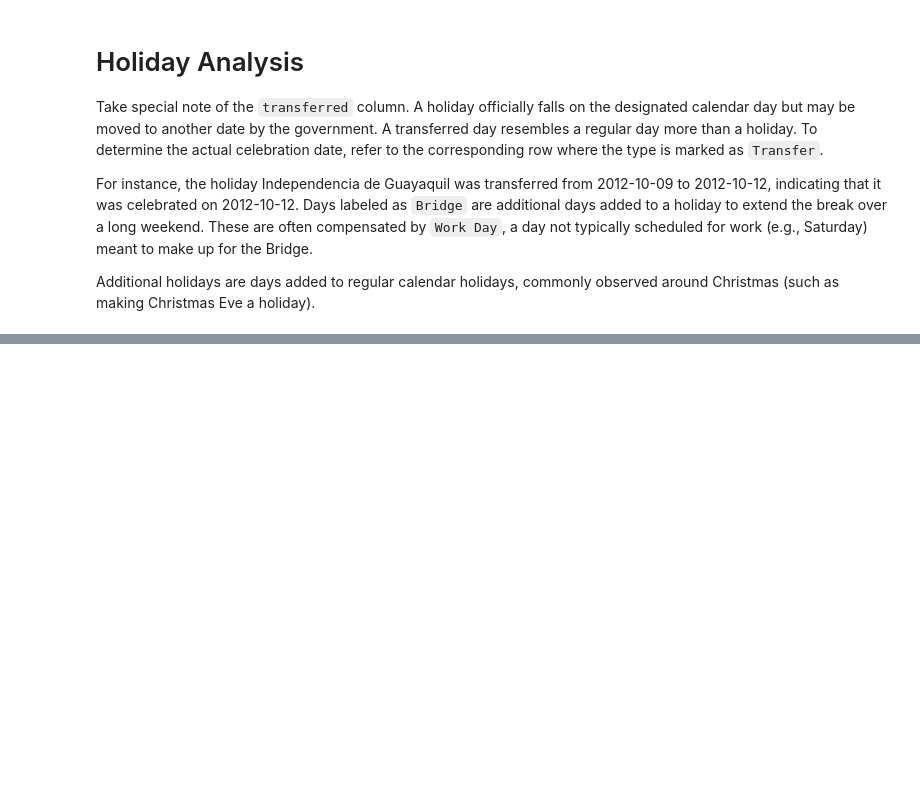
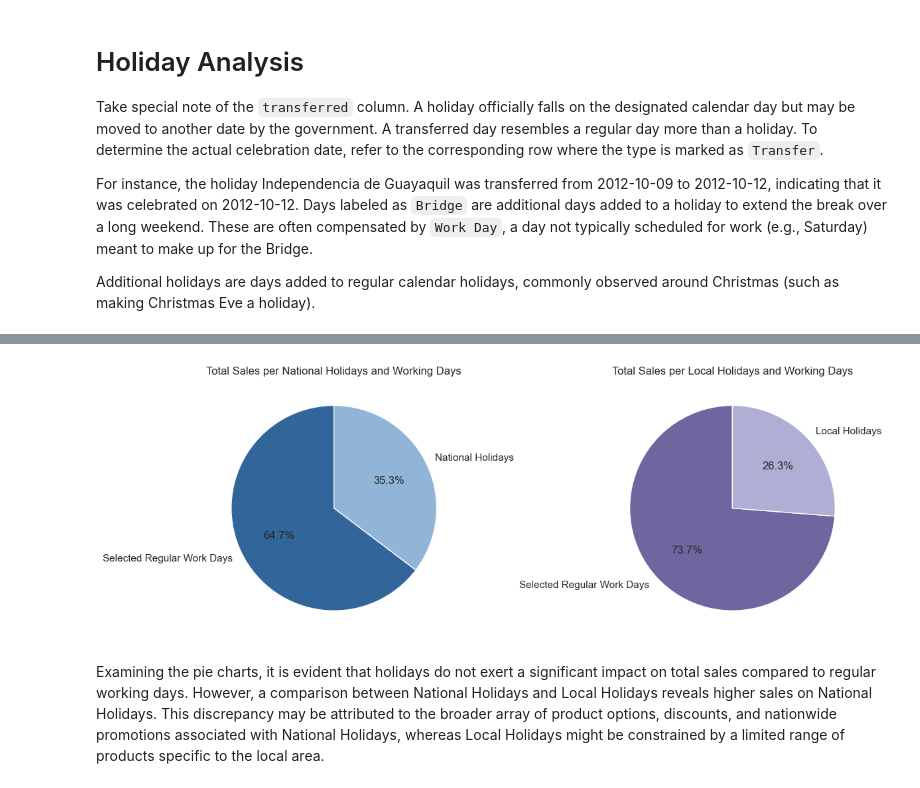
Before and after one commit to melisnv/data-science-projects, a Jupyter notebook: time-series-store-sales/holiday-analysis.ipynb, the cells around one changed output, grey strips where cells are left out. Saved outputs shown, nothing was run; the diff lists cells and outputs as text; code cells hidden in the pictures; blank space fills up the shorter version.

```diff
--- a/time-series-store-sales/holiday-analysis.ipynb
+++ b/time-series-store-sales/holiday-analysis.ipynb
@@ -81,0 +125,27 @@ plt.show()
+# %%
+holiday_values = [total_national_holiday_sales,total_local_holiday_sales]
+colors = ["#326599", "#91b5d6","#6f66a0", "#afaed4"]
+
+fig, axes = plt.subplots(1, 2, figsize=(12, 6))
+axes = axes.flatten()
+
+
+for i, values in enumerate(holiday_values):
+    if i == 0:
+        labels = ['Selected Regular Work Days', 'National Holidays']
+    else:
+        labels= ['Selected Regular Work Days', 'Local Holidays']
+
+    sale_values = [total_selected_sum, values]
+
+    current_colors = colors[i*2:i*2 + 2]
+
+    axes[i].pie(sale_values, labels=labels, autopct="%1.1f%%", colors=current_colors, startangle=90)
+    axes[i].set_title(f"Total Sales per {labels[1]} and Working Days")
+
+plt.tight_layout()
+plt.show()
+# %% [output]
+[figure, added]
+# %% [markdown]
+Examining the pie charts, it is evident that holidays do not exert a significant impact on total sales compared to regular working days. However, a comparison between National Holidays and Local Holidays reveals higher sales on National Holidays. This discrepancy may be attributed to the broader array of product options, discounts, and nationwide promotions associated with National Holidays, whereas Local Holidays might be constrained by a limited range of products specific to the local area.
```
Also changed, not shown: parts of 19 cells of this notebook.
